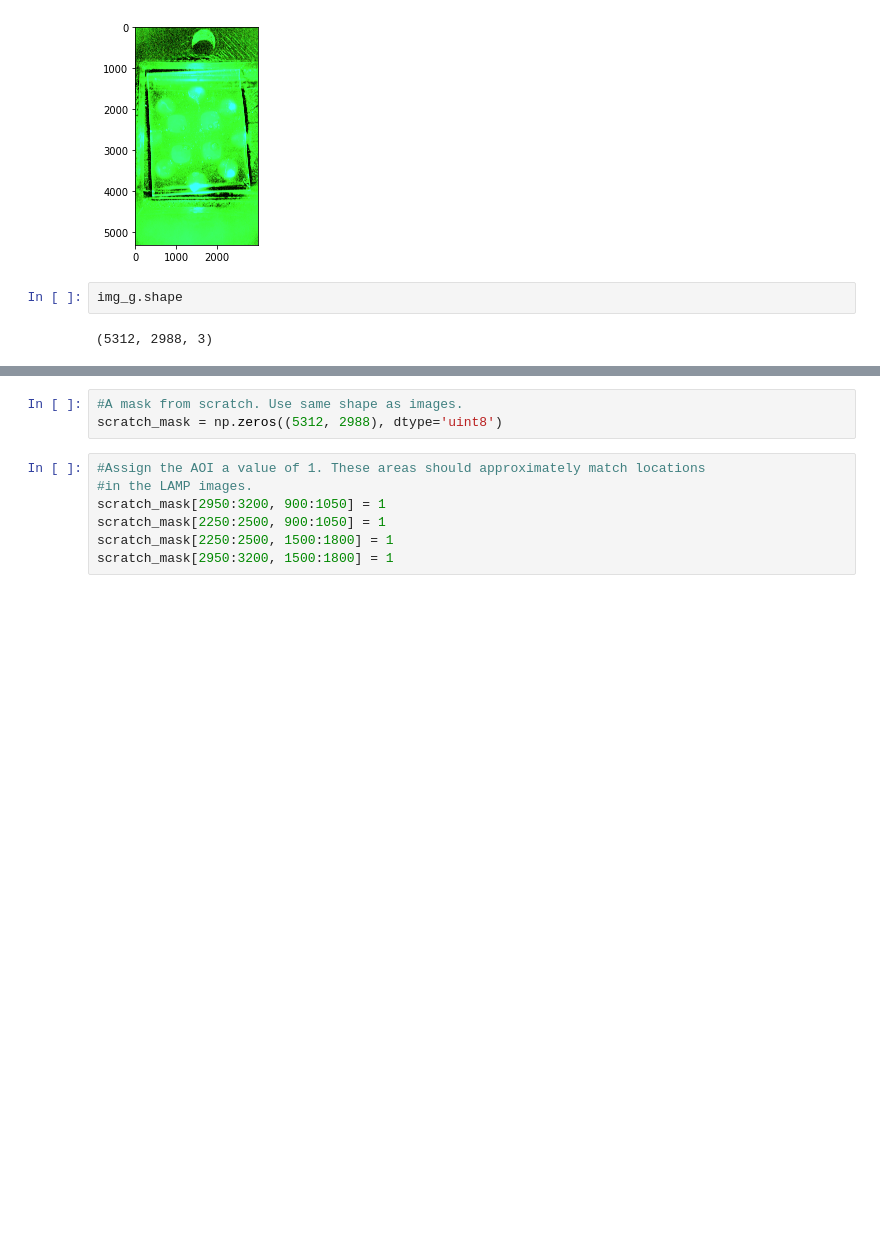
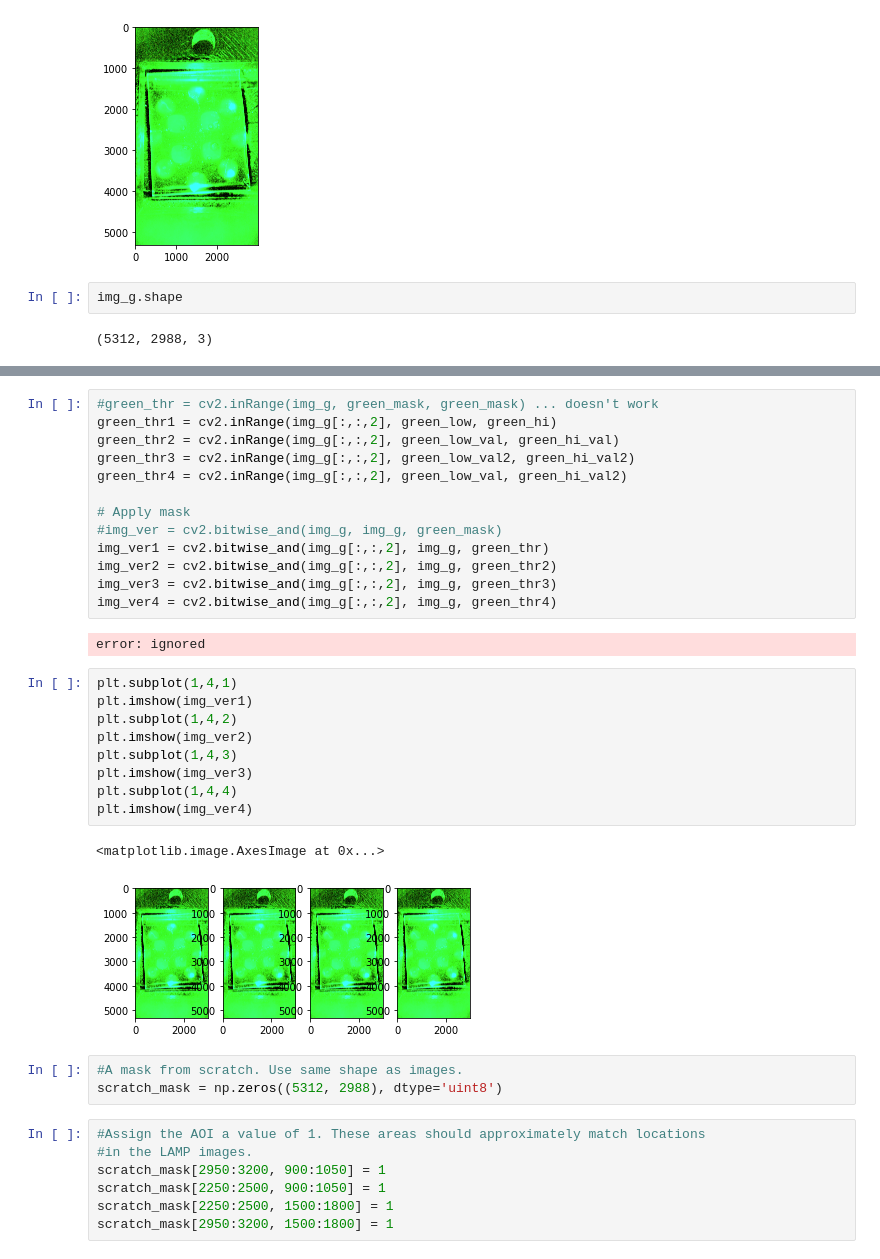
Before and after one commit to ncsu-landscape-dynamics/LAMP_assay_automation, a Jupyter notebook: hybridPyTorchImSeg.ipynb, the cells around one changed output, grey strips where cells are left out. Drawn from its saved outputs; the diff is of its cells as text; blank space fills up the shorter version.

```diff
--- a/hybridPyTorchImSeg.ipynb
+++ b/hybridPyTorchImSeg.ipynb
@@ -126,3 +180,30 @@ plt.imshow(green_mask)
+# %%
+#green_thr = cv2.inRange(img_g, green_mask, green_mask) ... doesn't work
+green_thr1 = cv2.inRange(img_g[:,:,2], green_low, green_hi)
+green_thr2 = cv2.inRange(img_g[:,:,2], green_low_val, green_hi_val)
+green_thr3 = cv2.inRange(img_g[:,:,2], green_low_val2, green_hi_val2)
+green_thr4 = cv2.inRange(img_g[:,:,2], green_low_val, green_hi_val2)
+
+# Apply mask
+#img_ver = cv2.bitwise_and(img_g, img_g, green_mask)
+img_ver1 = cv2.bitwise_and(img_g[:,:,2], img_g, green_thr)
+img_ver2 = cv2.bitwise_and(img_g[:,:,2], img_g, green_thr2)
+img_ver3 = cv2.bitwise_and(img_g[:,:,2], img_g, green_thr3)
+img_ver4 = cv2.bitwise_and(img_g[:,:,2], img_g, green_thr4)
+# %% [output]
+error: ignored
+# %%
+plt.subplot(1,4,1)
+plt.imshow(img_ver1)
+plt.subplot(1,4,2)
+plt.imshow(img_ver2)
+plt.subplot(1,4,3)
+plt.imshow(img_ver3)
+plt.subplot(1,4,4)
+plt.imshow(img_ver4)
+# %% [output]
+<matplotlib.image.AxesImage at 0x...>
+[figure, added]
 # %%
 #A mask from scratch. Use same shape as images.
 scratch_mask = np.zeros((5312, 2988), dtype='uint8')
```
Also changed, not shown: parts of 5 cells of this notebook.
